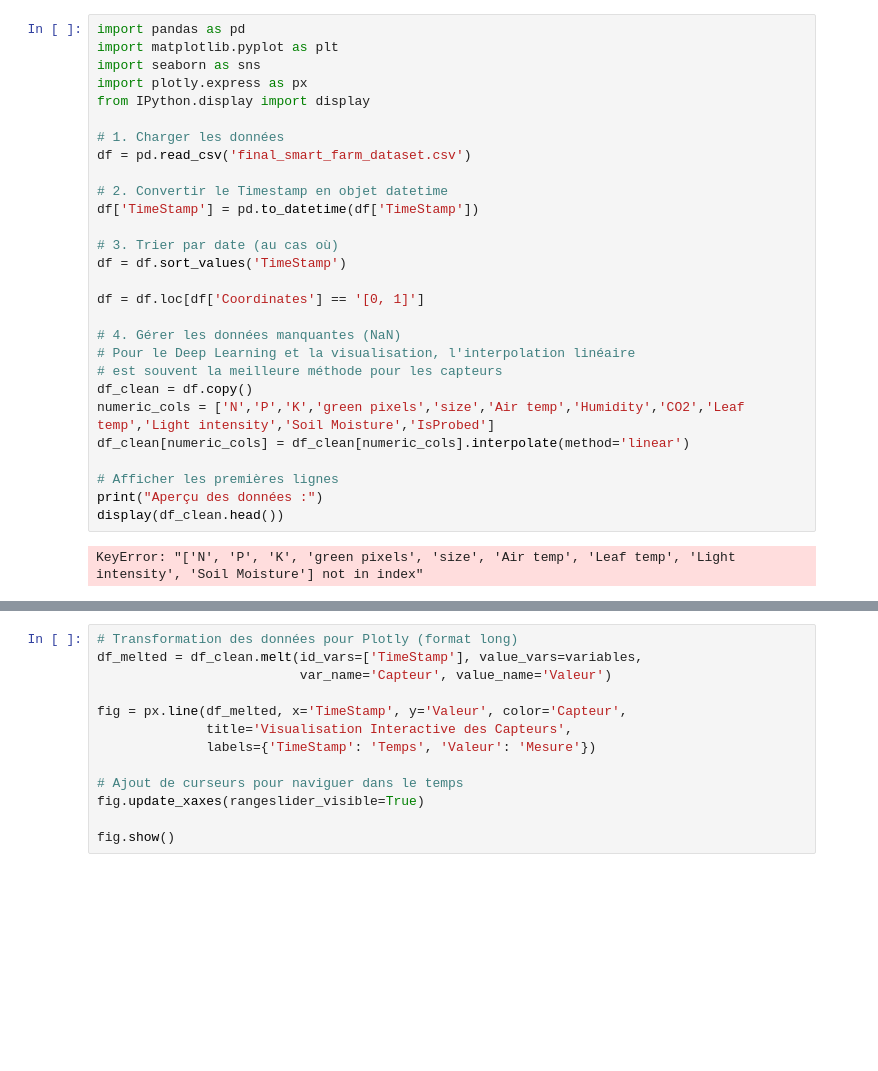
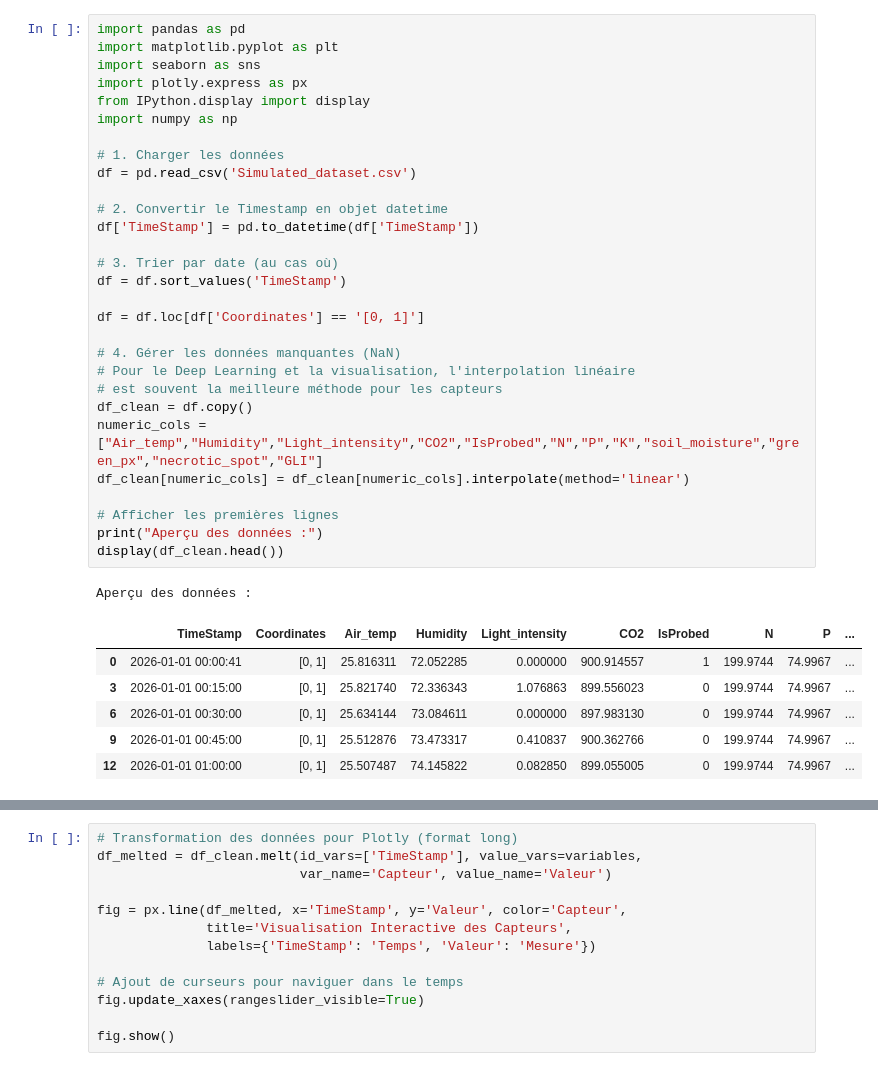
Before and after one commit to Tenko2nd/SmartFarm, a Jupyter notebook: CSVVisualization.ipynb, the cells around one changed output, grey strips where cells are left out. Drawn from its saved outputs; the diff is of its cells as text; blank space fills up the shorter version.

```diff
--- a/CSVVisualization.ipynb
+++ b/CSVVisualization.ipynb
@@ -1,31 +1,38 @@
 # %%
 import pandas as pd
 import matplotlib.pyplot as plt
 import seaborn as sns
 import plotly.express as px
 from IPython.display import display
+import numpy as np
 
 # 1. Charger les données
-df = pd.read_csv('final_smart_farm_dataset.csv')
+df = pd.read_csv('Simulated_dataset.csv')
 
 # 2. Convertir le Timestamp en objet datetime
 df['TimeStamp'] = pd.to_datetime(df['TimeStamp'])
 
 # 3. Trier par date (au cas où)
 df = df.sort_values('TimeStamp')
 
 df = df.loc[df['Coordinates'] == '[0, 1]']
 
 # 4. Gérer les données manquantes (NaN)
 # Pour le Deep Learning et la visualisation, l'interpolation linéaire
 # est souvent la meilleure méthode pour les capteurs
 df_clean = df.copy()
-numeric_cols = ['N','P','K','green pixels','size','Air temp','Humidity','CO2','Leaf temp','Light intensity','Soil Moisture','IsProbed']
+numeric_cols = ["Air_temp","Humidity","Light_intensity","CO2","IsProbed","N","P","K","soil_moisture","green_px","necrotic_spot","GLI"]
 df_clean[numeric_cols] = df_clean[numeric_cols].interpolate(method='linear')
 
 # Afficher les premières lignes
 print("Aperçu des données :")
 display(df_clean.head())
 # %% [output]
-KeyError: "['N', 'P', 'K', 'green pixels', 'size', 'Air temp', 'Leaf temp', 'Light intensity', 'Soil Moisture'] not in index"
+Aperçu des données :
+|  | TimeStamp | Coordinates | Air_temp | Humidity | Light_intensity | CO2 | IsProbed | N | P | ... |
+| 0 | 2026-01-01 00:00:41 | [0, 1] | 25.816311 | 72.052285 | 0.000000 | 900.914557 | 1 | 199.9744 | 74.9967 | ... |
+| 3 | 2026-01-01 00:15:00 | [0, 1] | 25.821740 | 72.336343 | 1.076863 | 899.556023 | 0 | 199.9744 | 74.9967 | ... |
+| 6 | 2026-01-01 00:30:00 | [0, 1] | 25.634144 | 73.084611 | 0.000000 | 897.983130 | 0 | 199.9744 | 74.9967 | ... |
+| 9 | 2026-01-01 00:45:00 | [0, 1] | 25.512876 | 73.473317 | 0.410837 | 900.362766 | 0 | 199.9744 | 74.9967 | ... |
+| 12 | 2026-01-01 01:00:00 | [0, 1] | 25.507487 | 74.145822 | 0.082850 | 899.055005 | 0 | 199.9744 | 74.9967 | ... |
 # %%
```
Also changed, not shown: parts of 1 cell of this notebook, 1 other file.
